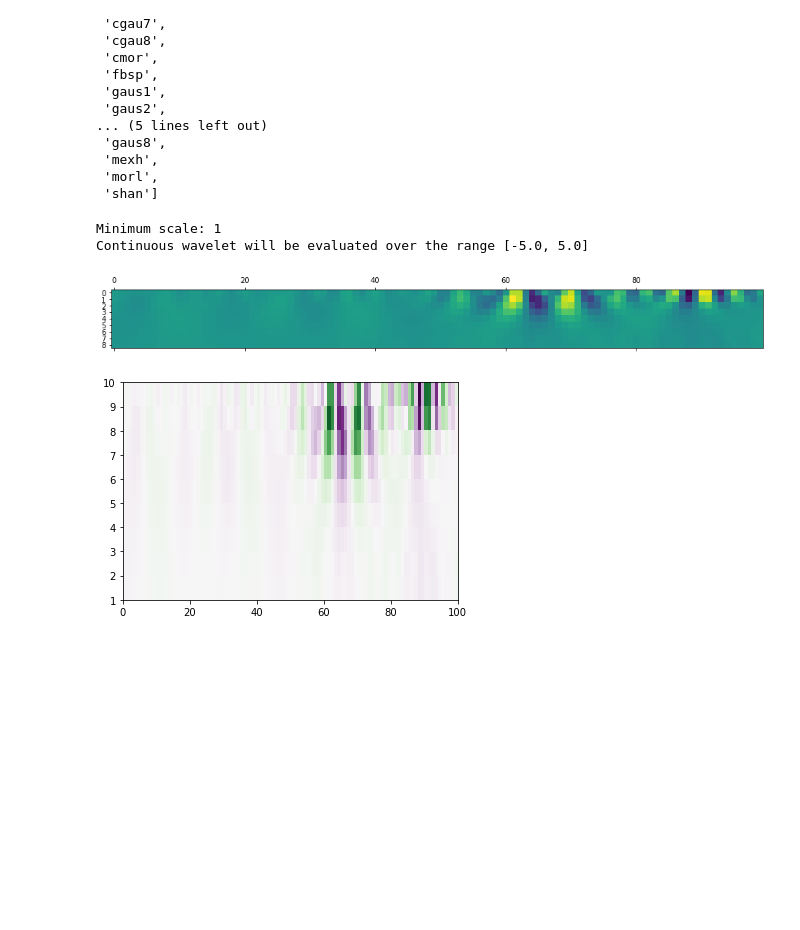
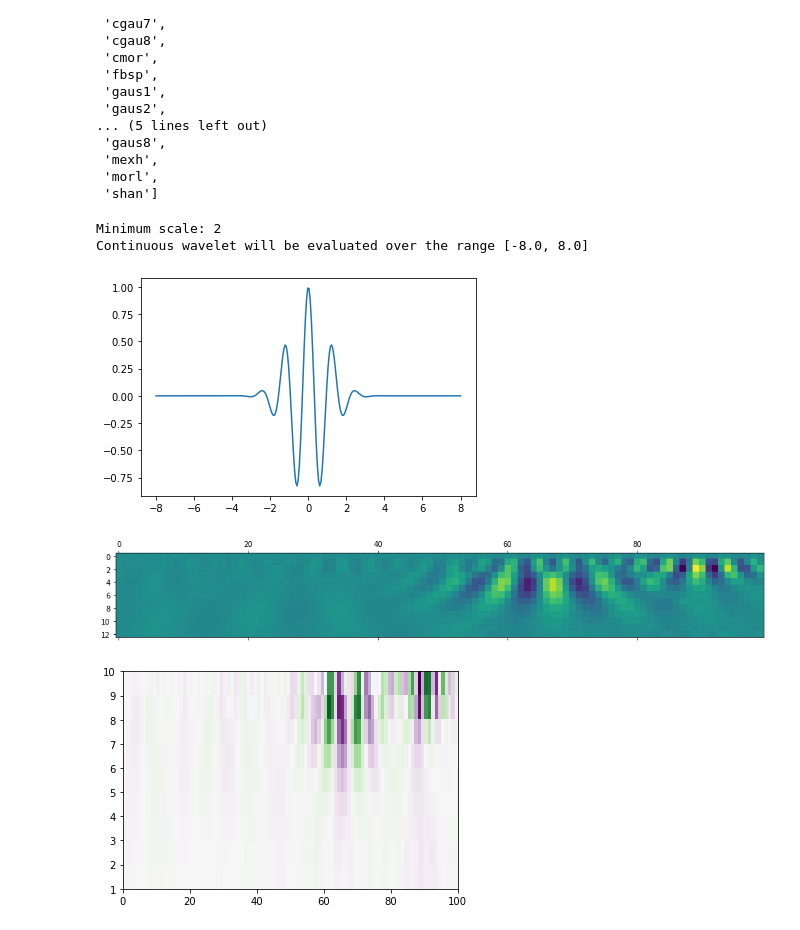
Before and after one commit to tjnewton/sigpig, a Jupyter notebook: examples/explore_Trace.ipynb, the cells around one changed output. Cells and saved outputs as stored; diff of their text form; code cells hidden in the pictures; blank space fills up the shorter version.

Commit message:
add wavelet transform

```diff
--- a/examples/explore_Trace.ipynb
+++ b/examples/explore_Trace.ipynb
@@ -462,21 +462,26 @@ pprint.pprint(wavlist)
 # %%
 # determine scales for continuous wavelet transform
 dt = 1 / 250 # 1/sampling_rate
 nyquist = 250 / 2
-frequencies = pywt.scale2frequency('gaus1', [1, 2, 3, 4, 5, 6, 7, 8, 9, 10]) / dt
+frequencies = pywt.scale2frequency('morl', [1, 2, 3, 4, 5, 6, 7, 8, 9, 10]) / dt
 scale_start = np.where(frequencies < nyquist)
-wav = pywt.ContinuousWavelet('gaus1')
+wav = pywt.ContinuousWavelet('morl')
+wavelet_function, x_values = wav.wavefun()
 print(f"Minimum scale: {scale_start[0][0] + 1}")
 print("Continuous wavelet will be evaluated over the range [{}, {}]".format(wav.lower_bound, wav.upper_bound))
 width = wav.upper_bound - wav.lower_bound
 
-coef, freqs=pywt.cwt(temp_data, np.arange(1, 10), 'gaus1', dt)
+plt.plot(x_values, wavelet_function)
+plt.show()
+
+coef, freqs=pywt.cwt(temp_data, np.arange(2, 15), 'morl', dt)
 plt.matshow(coef)
 plt.show()
 # %% [output]
-Minimum scale: 1
-Continuous wavelet will be evaluated over the range [-5.0, 5.0]
+Minimum scale: 2
+Continuous wavelet will be evaluated over the range [-8.0, 8.0]
-[figure, old version]
+[figure, new version]
+[figure, added]
 # %%
 
 plt.imshow(coef, extent=[0, 100, 1, 10], cmap='PRGn', aspect='auto', vmax=abs(coef).max(), vmin=-abs(coef).max())
```
Also changed, not shown: parts of 2 cells of this notebook.
